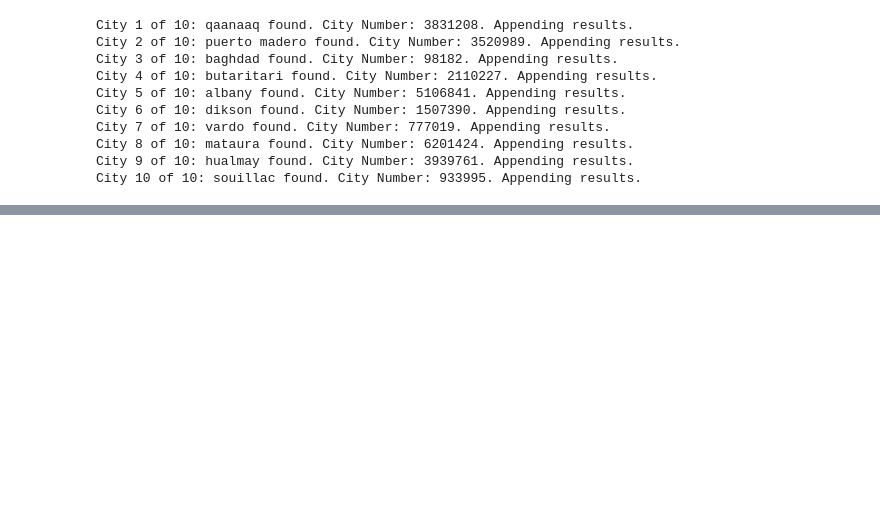
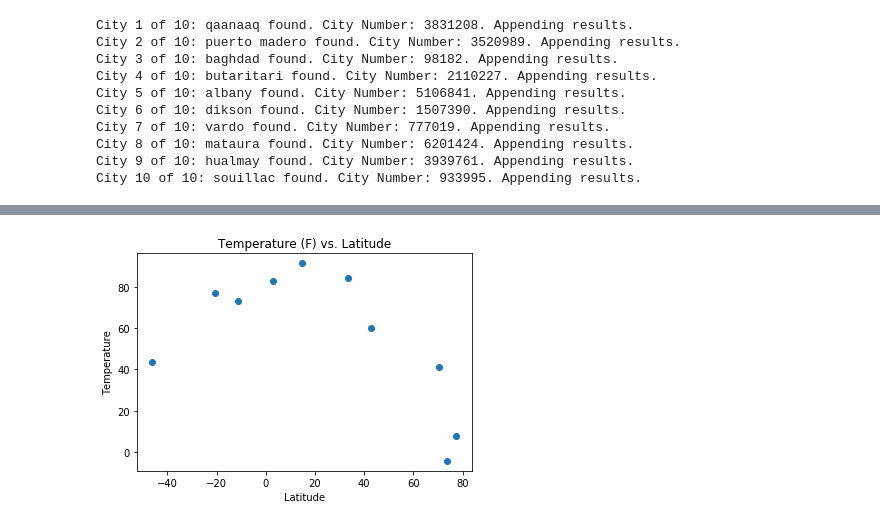
Before and after one commit to juliabrunett/python-api-challenge, a Jupyter notebook: WeatherPy/WeatherPy.ipynb, the cells around one changed output, grey strips where cells are left out. Saved outputs shown, nothing was run; the diff lists cells and outputs as text; code cells hidden in the pictures; blank space fills up the shorter version.

Commit message:
Generated scatter plots

```diff
--- a/WeatherPy/WeatherPy.ipynb
+++ b/WeatherPy/WeatherPy.ipynb
@@ -192,0 +157,11 @@ weather_data_df = pd.read_csv("./Output_Data/cities_weather_data.csv")
+# %%
+# Bring dataframe back in
+weather_data_df = pd.read_csv("./OutputData/cities_weather_data.csv")
+
+# Remove Unix Timestamp
+weather_data_df = weather_data_df[["City", "Latitude", "Longitude", "Max Temp.", "Humidity", "Cloudiness",
+                                  "Wind Speed", "Country", "Date Converted"]]
+# Rename column
+weather_data_df = weather_data_df.rename(columns = {"Date Converted": "Date"})
+
+weather_data_df
@@ -192,0 +180,9 @@ weather_data_df = pd.read_csv("./Output_Data/cities_weather_data.csv")
+# %%
+# Create Scatter Plot for Temp vs Lat
+plt.scatter(weather_data_df["Latitude"], weather_data_df["Max Temp."], marker = "o")
+plt.xlabel("Latitude")
+plt.ylabel("Temperature (F)")
+plt.title("Temperature (F) vs. Latitude")
+plt.show()
+# %% [output]
+[figure, added]
```
Also changed, not shown: parts of 17 cells of this notebook, 1 other file.
